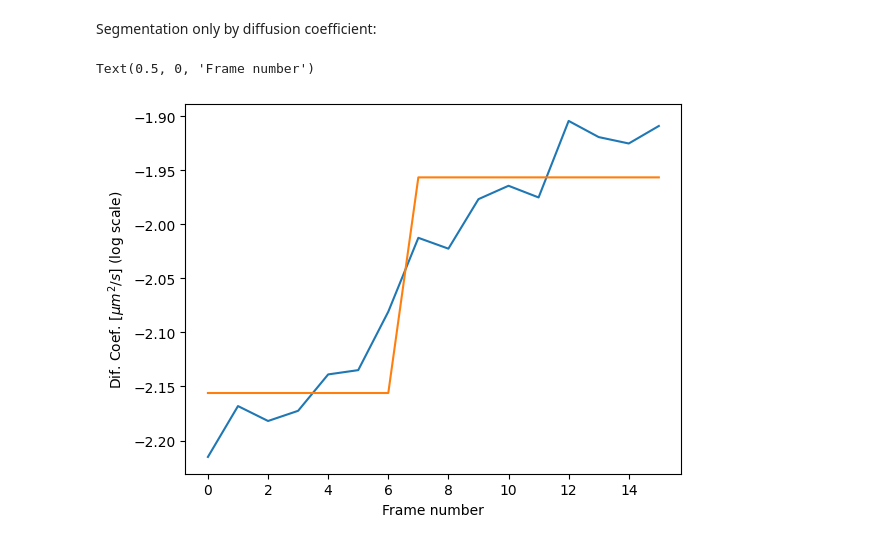
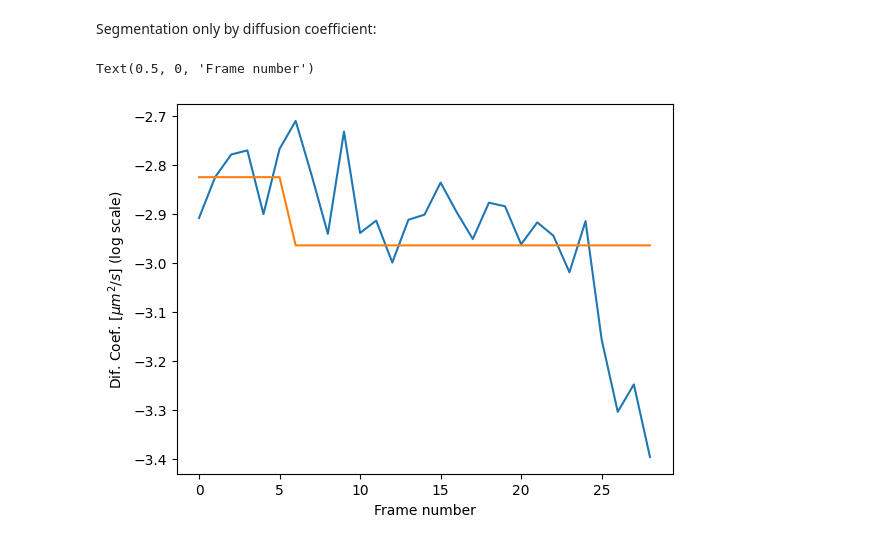
Before and after one commit to JessicaAngulo/step, a Jupyter notebook: nbs/tutorials/preliminary_2datasets.ipynb, the cells around one changed output. Drawn from its saved outputs; the diff is of its cells as text; code cells hidden in the pictures.

```diff
--- a/nbs/tutorials/preliminary_2datasets.ipynb
+++ b/nbs/tutorials/preliminary_2datasets.ipynb
@@ -278,0 +291,10 @@ axes[1].set_ylim(-5, 1)
+# %%
+idx = 13
+traj = all_trajectories[idx]
+plt.figure(figsize=(14, 4))
+plt.plot(traj[0], traj[1], color='black', zorder=1)
+cm1 = matplotlib.colormaps['RdYlBu']
+sc1 = plt.scatter(traj[0], traj[1], c=np.arange(len(traj[0])), cmap=cm1)
+cbar1 = plt.colorbar(sc1)
+cbar1.set_label('frame number')
+plt.gca().set_aspect('equal')
@@ -278,0 +303,4 @@ axes[1].set_ylim(-5, 1)
+# %%
+t_lag = [2, 3, 4]
+D_tamsd = (diffusion_coefficient_tamsd(tensor(traj).T, t_lag))
+print(D_tamsd)
@@ -278,0 +328,17 @@ axes[1].set_ylim(-5, 1)
+# %%
+# Select trajectory
+idx = 13
+traj = all_trajectories[idx]
+x = traj[0]
+y = traj[1]
+# Duplicate the last value of preds to match the length of x and y
+last_pred_value = preds_alpha[idx][-1]
+preds_idx_extended = np.append(preds_alpha[idx], np.full(len(x) - len(preds_alpha[idx]), last_pred_value))
+# Plot
+plt.figure()
+plt.plot(x, y, color='black', zorder=1)
+cm1 = matplotlib.colormaps['RdYlBu']
+sc1 = plt.scatter(x, y, c=preds_idx_extended, s=35, cmap=cm1, zorder=2, vmin=0, vmax=2)
+cbar1 = plt.colorbar(sc1)
+cbar1.set_label('alpha')
+plt.gca().set_aspect('equal')
@@ -304,13 +372,12 @@ def find_segments(pred_d, traj, pen=1, **kwargs):
 
     return new_d, d_tamsd, segments, Ds, Ds_tamsd, angles
 # %%
-seg_ds, seg_ds_tamsd, seg_angs, seg_exp, trajs, new_Dif, new_tamsd = [], [], [], [], [], [], []
+seg_ds, seg_ds_tamsd, seg_angs, trajs, new_Dif, new_tamsd = [], [], [], [], [], []
 for traj, pred_d in tqdm(zip(all_trajectories, preds)):
     pred_d = pred_d.numpy()
     x, y = traj[0], traj[1]
-    # traj = np.array([x-x[0], y-y[0]])
     traj = np.concatenate([np.zeros((2, 1)), np.array([x, y])], axis=1)
-    out = find_segments(pred_d, traj, min_size=4, pen=0.05) # previously min_size=10, pen=0.1
+    out = find_segments(pred_d, traj, min_size=4, pen=1) # previously min_size=10, pen=0.1
     new_d, d_tamsd, segments, d_seg, dtamsd_seg, angs = out
     new_Dif.append(new_d)
     new_tamsd.append(d_tamsd)
@@ -326,14 +393,14 @@ seg_radi = [[confinement_radius(seg) for seg in traj] for traj in trajs]
 # %%
 segments = [seg for traj in trajs for seg in traj]
 # %%
-idx = 7
+idx = 6
 plt.plot(preds[idx])
 plt.plot(new_Dif[idx])
 plt.ylabel('Dif. Coef. [$\mu m^2/s$] (log scale)')
 plt.xlabel('Frame number')
 # %% [output]
 Text(0.5, 0, 'Frame number')
-[figure, old version]
+[figure, new version]
 # %%
 bin_size = int(np.ceil(np.log2(len(seg_ds))) + 1)
 plt.hist(preds_mean, bins=bin_size, alpha=1, color='blue', label='WT', density=True);
```
Also changed, not shown: parts of 16 cells of this notebook, 1 other file.
